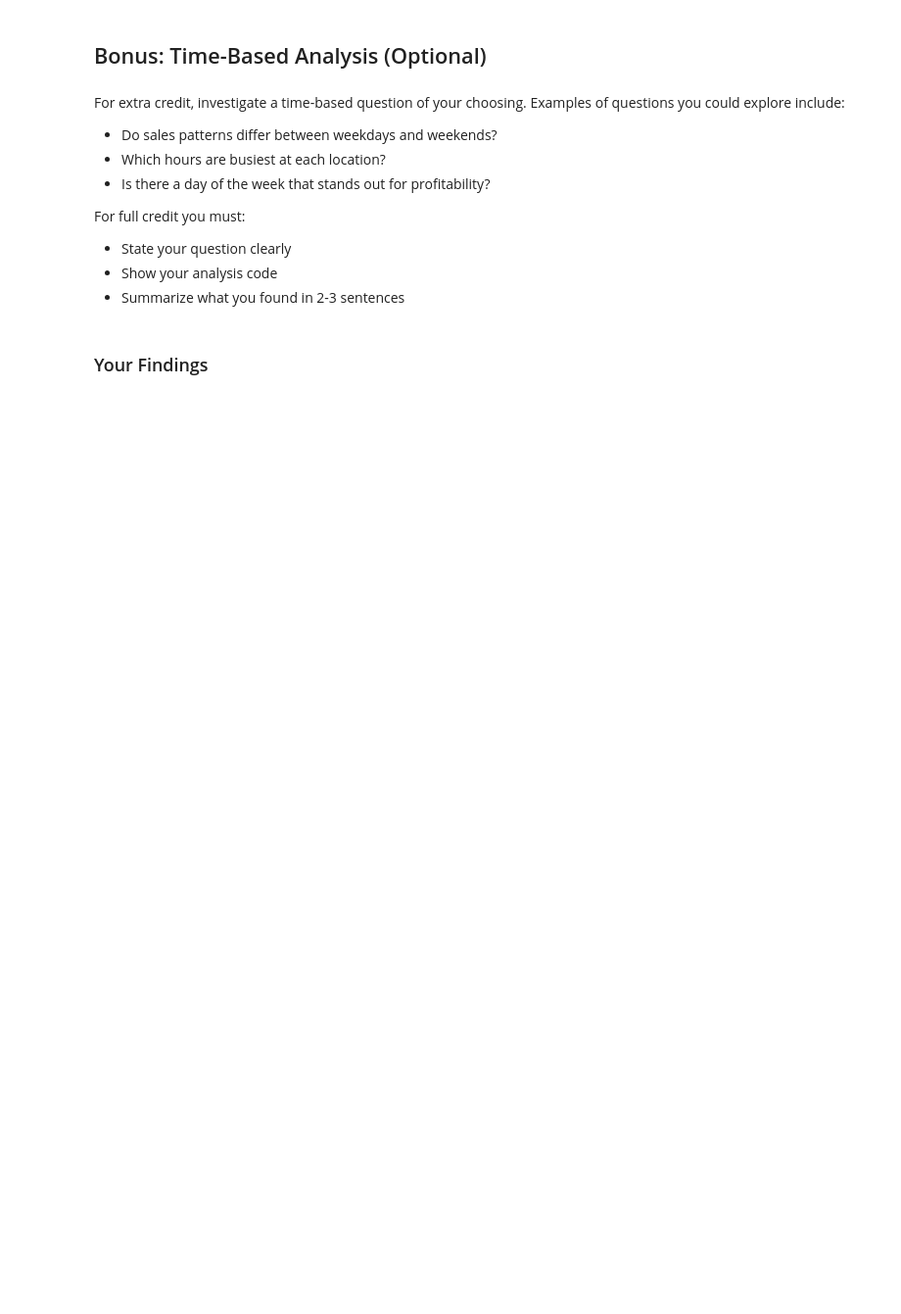
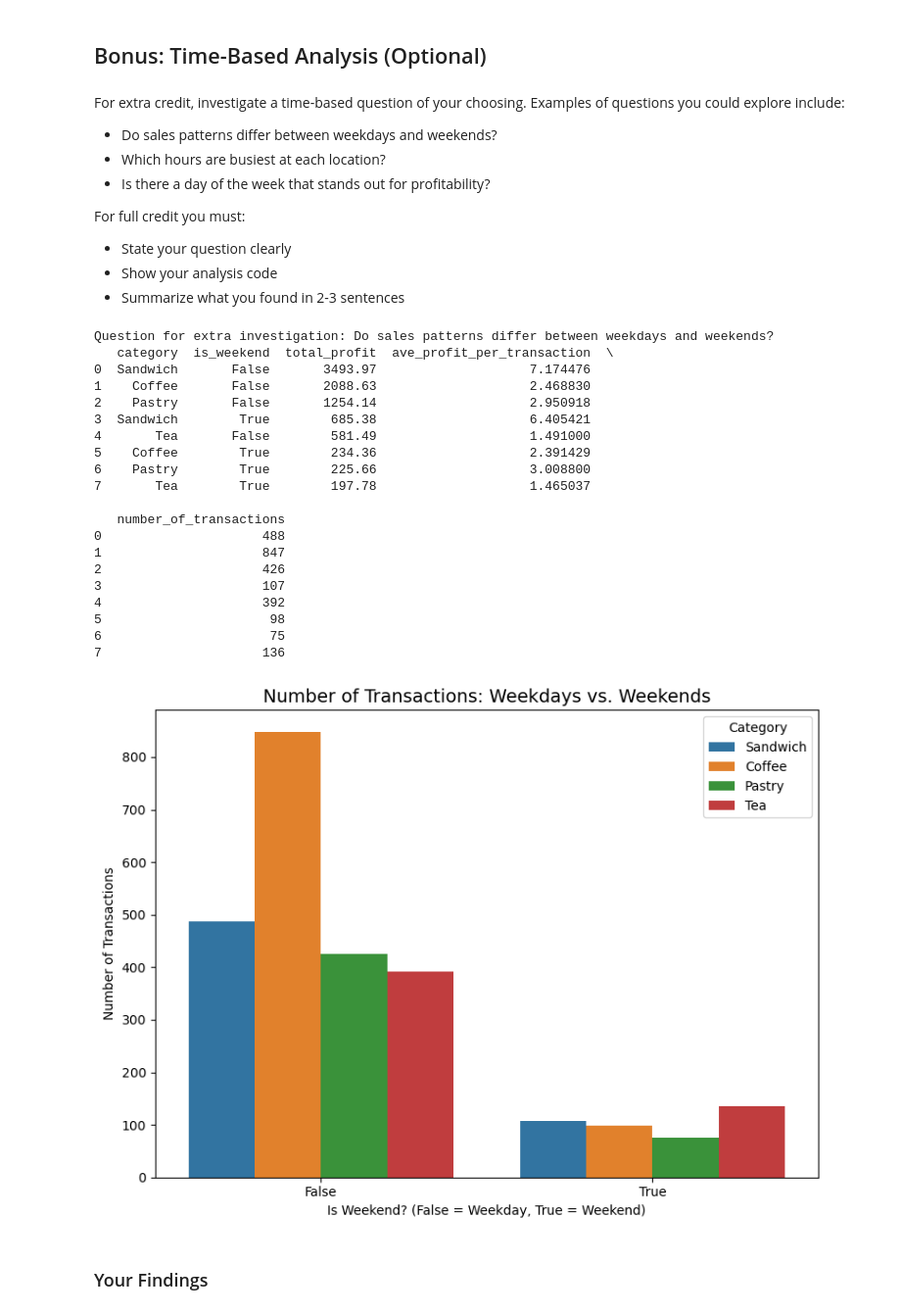
Before and after one commit to stephanie-iris/py4eda-work, a Jupyter notebook: test2b/test_2b.ipynb, the cells around one changed output. Shown: that part at 98% size. Cells and saved outputs as stored; diff of their text form; code cells hidden in the pictures; blank space fills up the shorter version.

```diff
--- a/test2b/test_2b.ipynb
+++ b/test2b/test_2b.ipynb
@@ -347,6 +424,58 @@ For full credit you must:
 - Summarize what you found in 2-3 sentences
 # %%
 # Bonus: Your time-based analysis here
+
+print("Question for extra investigation: Do sales patterns differ between weekdays and weekends?")
+sales_wprodinfo['is_weekend'] = sales_wprodinfo['timestamp'].dt.dayofweek >= 5
+
+profby_cat_week = (
+    sales_wprodinfo
+    .groupby(["category","is_weekend"])
+    .agg(
+        total_profit = ("profit", "sum"),
+        ave_profit_per_transaction = ("profit", "mean"),
+        number_of_transactions = ("transaction_id", "count")
+    )
+    .sort_values("total_profit", ascending=False)
+    .reset_index()
+)
+print(profby_cat_week)
+
+plt.figure(figsize=(8, 6))
+sns.barplot(
+    data=profby_cat_week,
+    x='is_weekend',
+    y='number_of_transactions',
+    hue='category',
+    palette='tab10'
+)
+plt.title("Number of Transactions: Weekdays vs. Weekends", fontsize=14)
+plt.xlabel("Is Weekend? (False = Weekday, True = Weekend)")
+plt.ylabel("Number of Transactions")
+plt.legend(title="Category")
+plt.tight_layout()
+# %% [output]
+Question for extra investigation: Do sales patterns differ between weekdays and weekends?
+   category  is_weekend  total_profit  ave_profit_per_transaction  \
+0  Sandwich       False       3493.97                    7.174476
+1    Coffee       False       2088.63                    2.468830
+2    Pastry       False       1254.14                    2.950918
+3  Sandwich        True        685.38                    6.405421
+4       Tea       False        581.49                    1.491000
+5    Coffee        True        234.36                    2.391429
+6    Pastry        True        225.66                    3.008800
+7       Tea        True        197.78                    1.465037
+
+   number_of_transactions
+0                     488
+1                     847
+2                     426
+3                     107
+4                     392
+5                      98
+6                      75
+7                     136
+[figure, added]
 # %% [markdown]
 ### Your Findings
 # %% [markdown]
```
Also changed, not shown: parts of 5 cells of this notebook.
